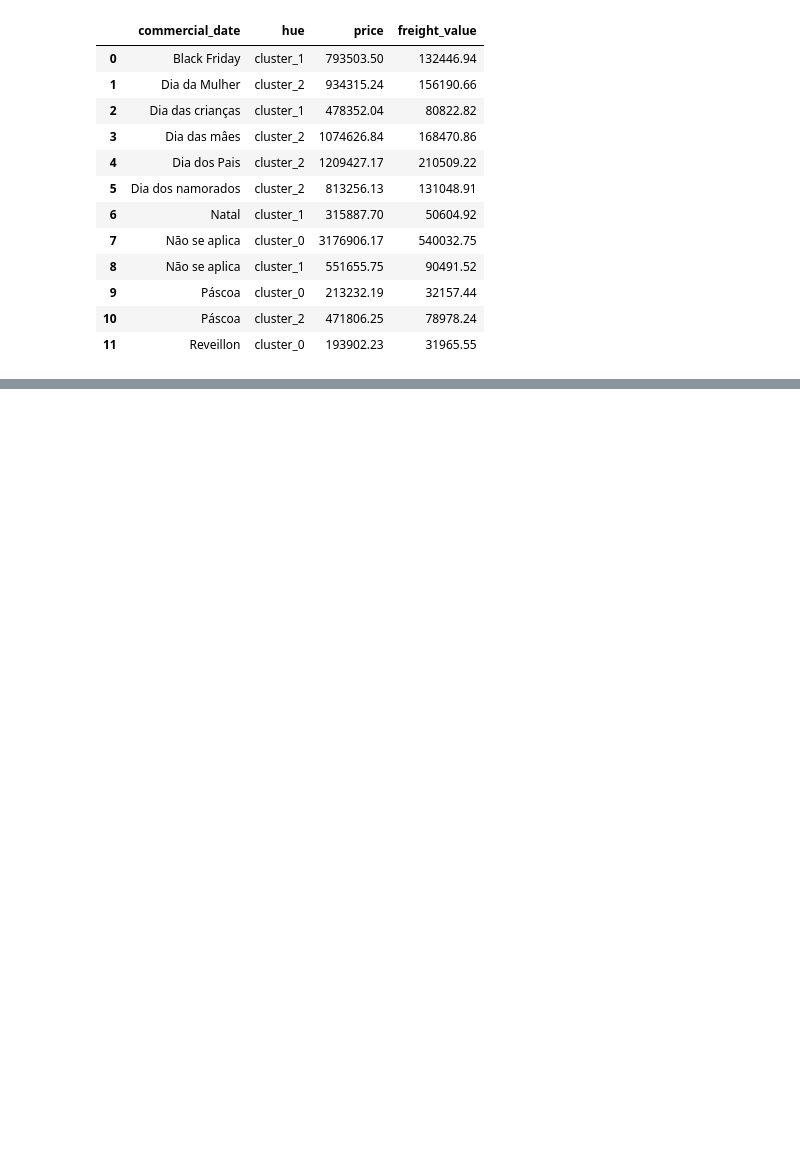
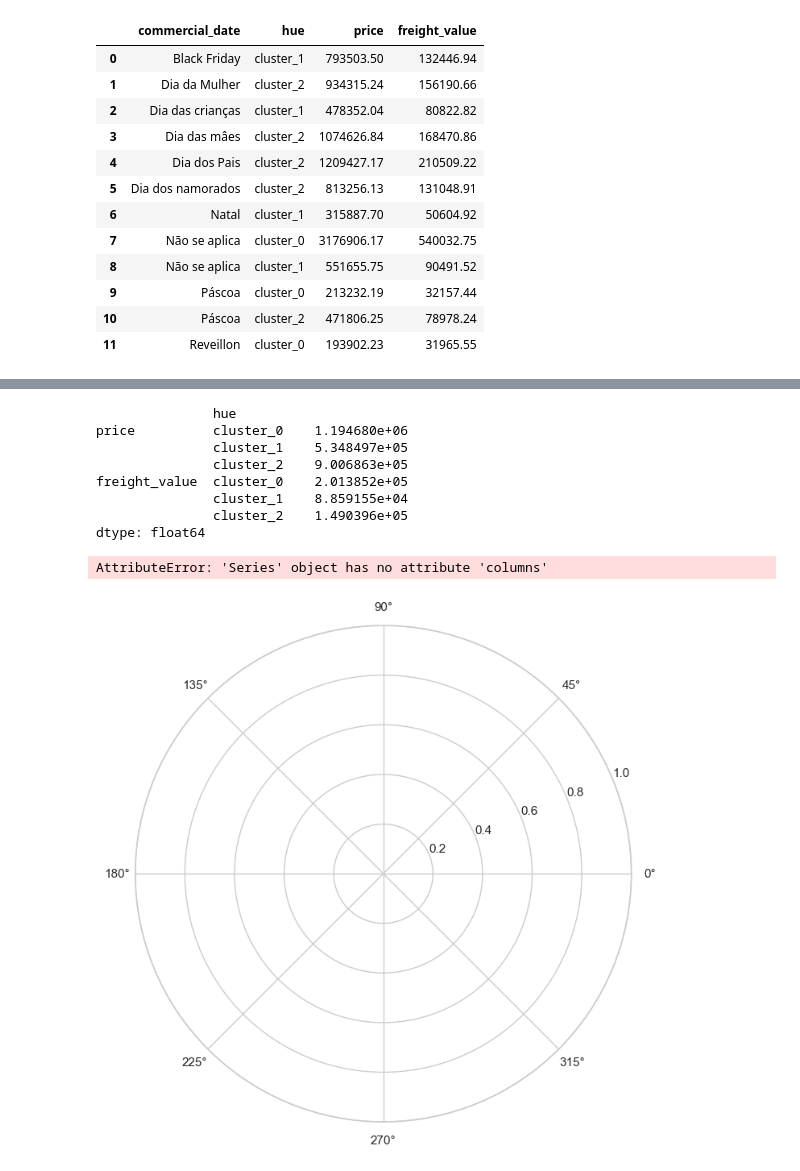
Before and after one commit to wnetohr/Olist-Brazilian-E-Commerce, a Jupyter notebook: notebooks/cluster/eda_cluster_dataframe.ipynb, the cells around one changed output, grey strips where cells are left out. Saved outputs shown, nothing was run; the diff lists cells and outputs as text; code cells hidden in the pictures; blank space fills up the shorter version.

```diff
--- a/notebooks/cluster/eda_cluster_dataframe.ipynb
+++ b/notebooks/cluster/eda_cluster_dataframe.ipynb
@@ -448,3 +500,43 @@ df_feriado_cluster
+# %%
+# Suponha que o df_feriado_cluster já esteja carregado e tenha os valores médios por cluster
+df_pivot = df_feriado_cluster.pivot(index='commercial_date', columns='hue', values=['price', 'freight_value'])
+df_means = df_pivot.mean()
+
+print(df_means)
+
+# Gráfico de Radar
+labels = df_means.index.get_level_values(1).unique()
+n_clusters = len(labels)
+angles = np.linspace(0, 2 * np.pi, len(df_means), endpoint=False).tolist()
+angles += angles[:1]
+
+fig, ax = plt.subplots(figsize=(8, 8), subplot_kw=dict(polar=True))
+
+# Para cada cluster, plotar uma linha no gráfico de radar
+for i, cluster in enumerate(df_means.columns):
+    values = df_means[cluster].tolist()
+    values += values[:1]  # Repetir o primeiro valor para fechar o gráfico
+    ax.plot(angles, values, label=cluster, linewidth=2)
+    ax.fill(angles, values, alpha=0.25)
+
+ax.set_yticklabels([])
+ax.set_xticks(angles[:-1])
+ax.set_xticklabels(df_means.index.get_level_values(0).unique(), size=12)
+ax.set_title('Médias por Cluster - Gráfico de Radar', size=15, pad=20)
+
+plt.legend(loc='upper right', bbox_to_anchor=(1.1, 1.1))
+plt.show()
+# %% [output]
+               hue
+price          cluster_0    1.194680e+06
+               cluster_1    5.348497e+05
+               cluster_2    9.006863e+05
+freight_value  cluster_0    2.013852e+05
+               cluster_1    8.859155e+04
+               cluster_2    1.490396e+05
+dtype: float64
+AttributeError: 'Series' object has no attribute 'columns'
+[figure, added]
 # %%
 plt.figure(figsize=(12, 12))
 
```
Also changed, not shown: parts of 7 cells of this notebook.
